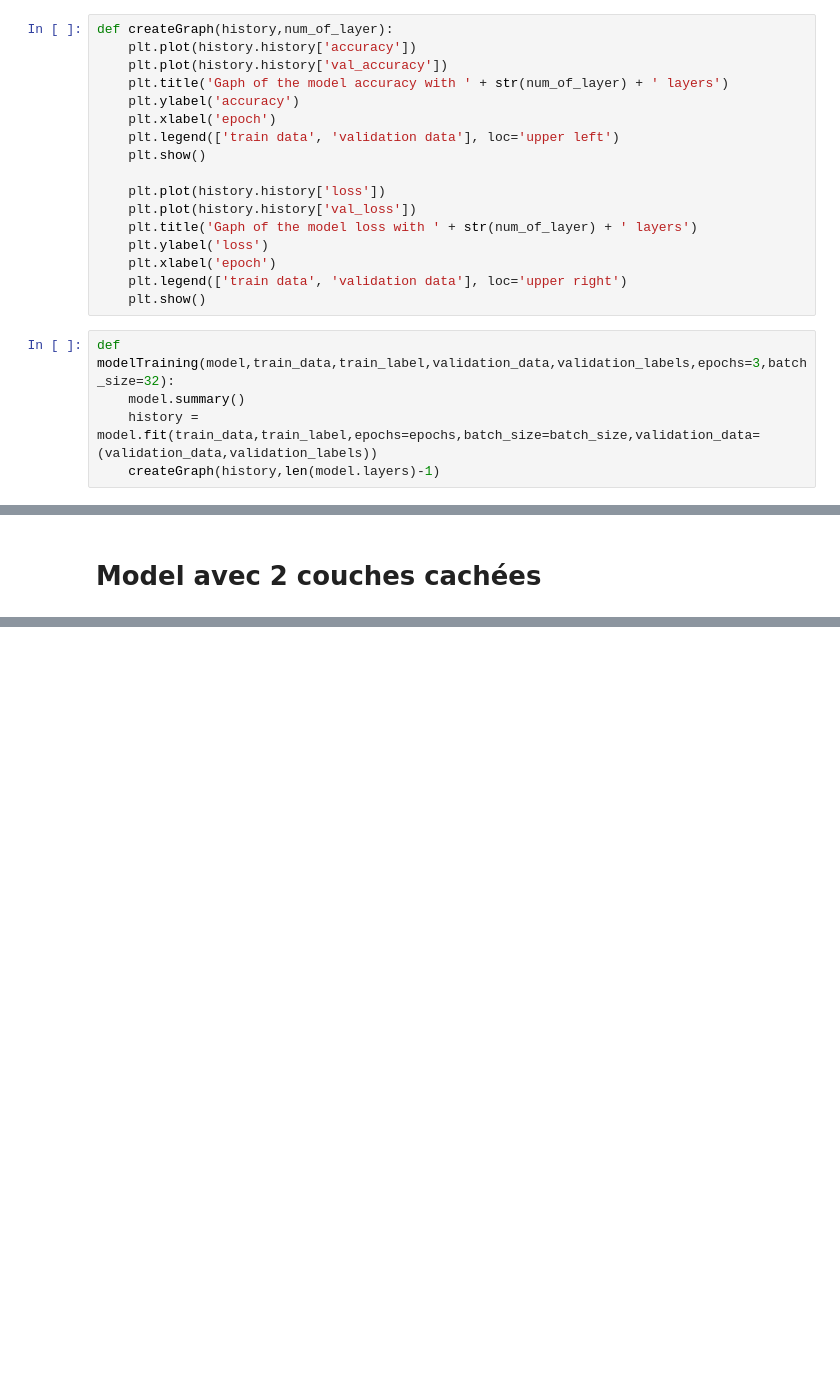
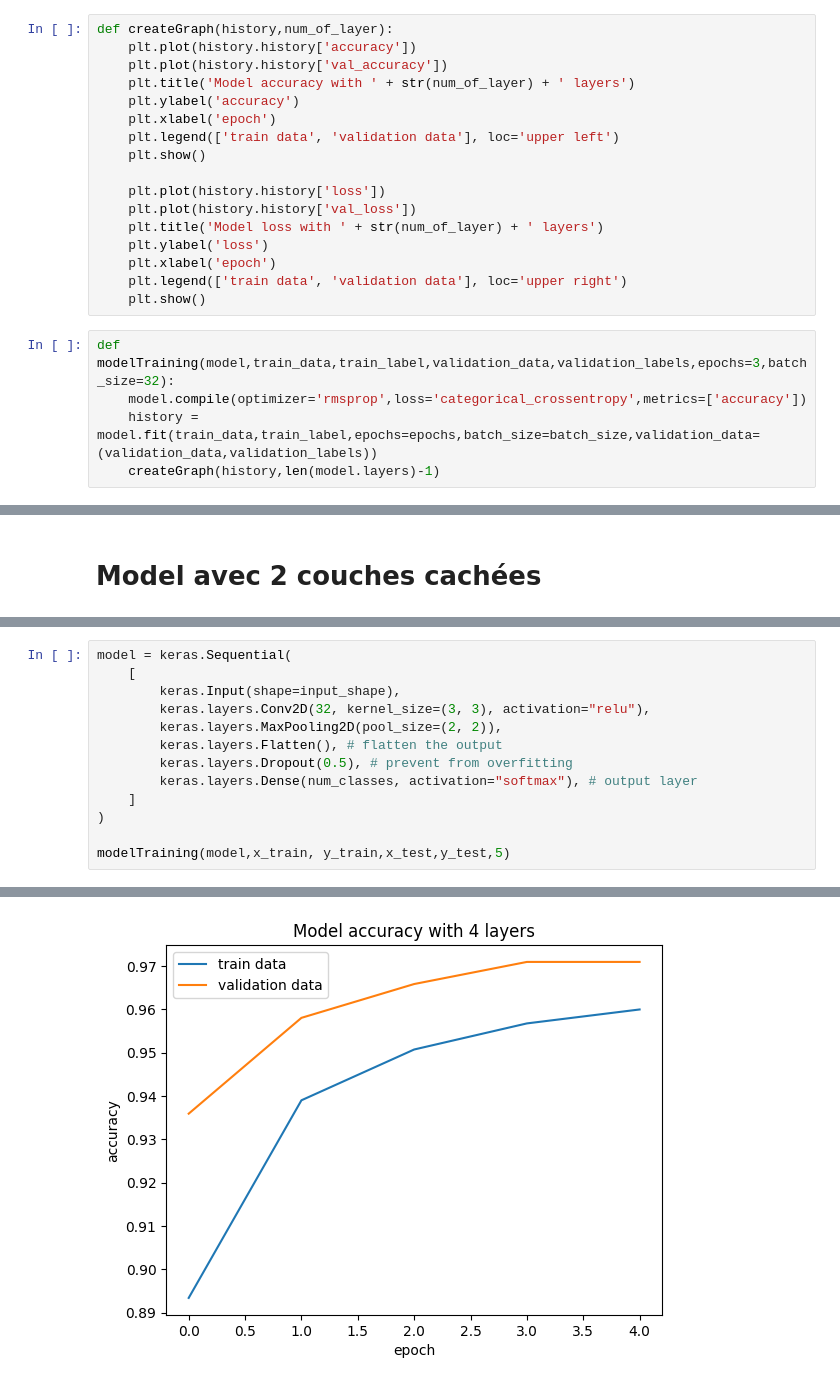
Before and after one commit to yannlbh/DeepInTheSauce, a Jupyter notebook: LEBIHAN_CORGNAC.ipynb, the cells around one changed output, grey strips where cells are left out. Drawn from its saved outputs; the diff is of its cells as text; blank space fills up the shorter version.

```diff
--- a/LEBIHAN_CORGNAC.ipynb
+++ b/LEBIHAN_CORGNAC.ipynb
@@ -70,7 +63,7 @@ Nous créons quelques fonctions qui nous serons utiles plus tard :
 def createGraph(history,num_of_layer):
     plt.plot(history.history['accuracy'])
     plt.plot(history.history['val_accuracy'])
-    plt.title('Gaph of the model accuracy with ' + str(num_of_layer) + ' layers')
+    plt.title('Model accuracy with ' + str(num_of_layer) + ' layers')
     plt.ylabel('accuracy')
     plt.xlabel('epoch')
     plt.legend(['train data', 'validation data'], loc='upper left')
@@ -78,14 +71,14 @@ def createGraph(history,num_of_layer):
 
     plt.plot(history.history['loss'])
     plt.plot(history.history['val_loss'])
-    plt.title('Gaph of the model loss with ' + str(num_of_layer) + ' layers')
+    plt.title('Model loss with ' + str(num_of_layer) + ' layers')
     plt.ylabel('loss')
     plt.xlabel('epoch')
     plt.legend(['train data', 'validation data'], loc='upper right')
     plt.show()
 # %%
 def modelTraining(model,train_data,train_label,validation_data,validation_labels,epochs=3,batch_size=32):
-    model.summary()
+    model.compile(optimizer='rmsprop',loss='categorical_crossentropy',metrics=['accuracy'])
     history = model.fit(train_data,train_label,epochs=epochs,batch_size=batch_size,validation_data=(validation_data,validation_labels))
     createGraph(history,len(model.layers)-1)
 # %% [markdown]
@@ -302,0 +203,14 @@ La liste des probabilitées est la suivante :
+# %%
+model = keras.Sequential(
+    [
+        keras.Input(shape=input_shape),
+        keras.layers.Conv2D(32, kernel_size=(3, 3), activation="relu"),
+        keras.layers.MaxPooling2D(pool_size=(2, 2)),
+        keras.layers.Flatten(), # flatten the output
+        keras.layers.Dropout(0.5), # prevent from overfitting
+        keras.layers.Dense(num_classes, activation="softmax"), # output layer
+    ]
+)
+
+modelTraining(model,x_train, y_train,x_test,y_test,5)
+# %% [output]
@@ -302,0 +227 @@ La liste des probabilitées est la suivante :
+[figure, added]
```
Also changed, not shown: parts of 23 cells of this notebook.
